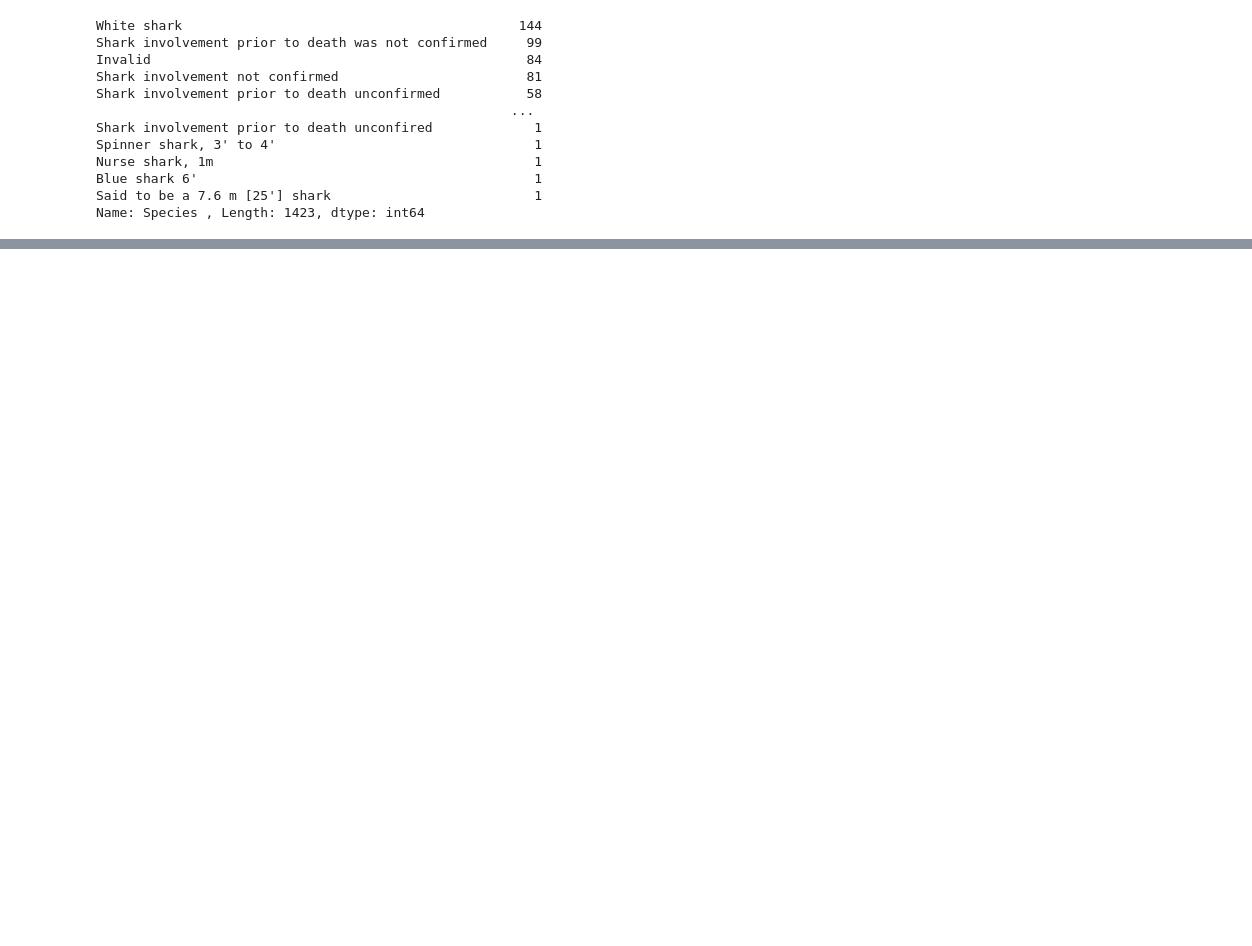
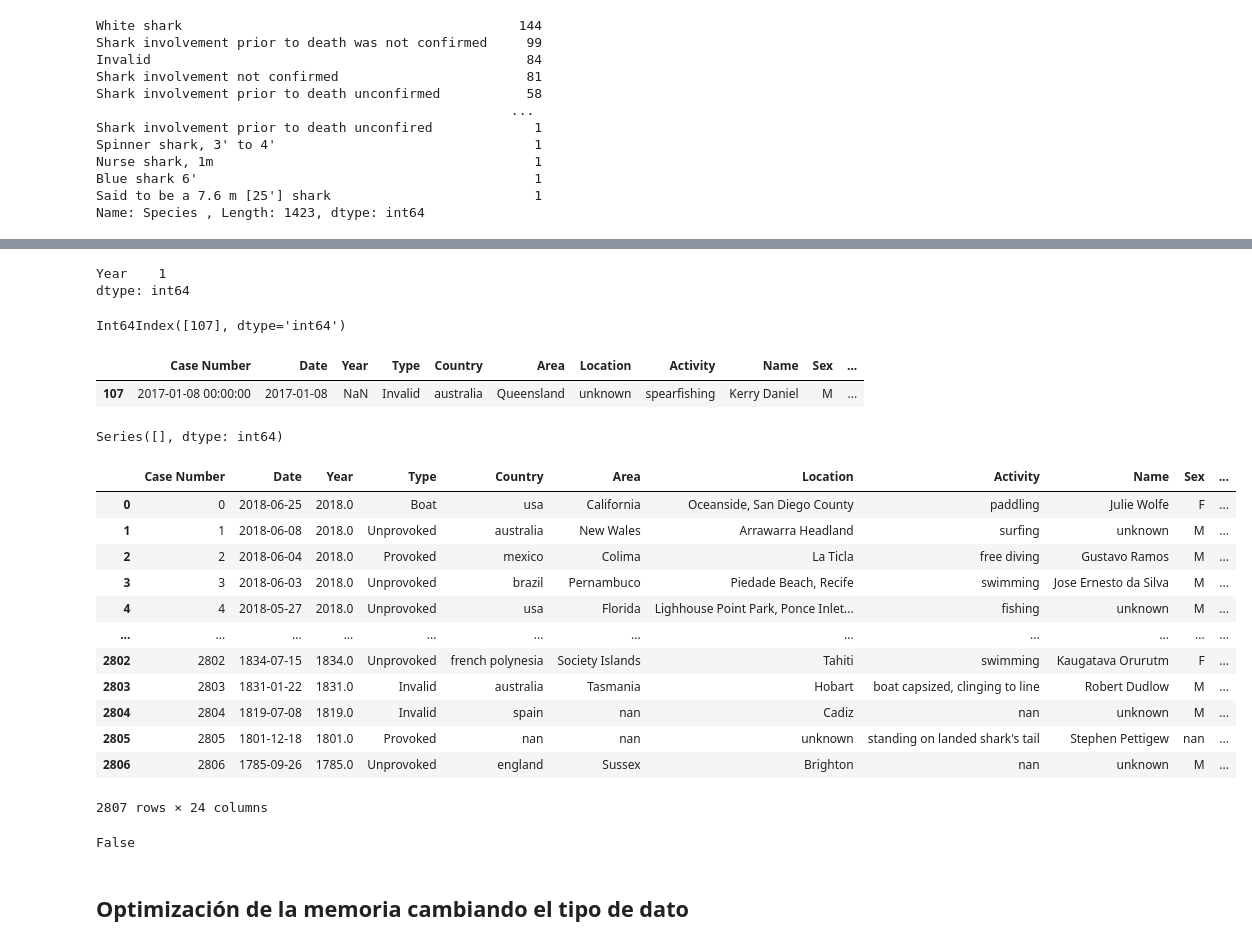
Before and after one commit to BorjaDorado/Shark_Attacks, a Jupyter notebook: sharks_attack.ipynb, the cells around one changed output, grey strips where cells are left out. Cells and saved outputs as stored; diff of their text form; code cells hidden in the pictures; blank space fills up the shorter version.

```diff
--- a/sharks_attack.ipynb
+++ b/sharks_attack.ipynb
@@ -1234,0 +1318,11 @@ df.head(20)
+# %%
+df['Unnamed: 23'] = df['Unnamed: 23'].fillna('0')
+# %%
+df['Investigator or Source'] = df['Investigator or Source'].fillna('unknown')
+# %%
+nan_cols = df.isna().sum()
+
+nan_cols[nan_cols>0]
+# %% [output]
+Year    1
+dtype: int64
@@ -1234,0 +1331,48 @@ df.head(20)
+# %%
+bad_index = df['Year'][df['Year'].isna()].index
+
+bad_index
+# %% [output]
+Int64Index([107], dtype='int64')
+# %%
+df.loc[[107]]
+# %% [output]
+|  | Case Number | Date | Year | Type | Country | Area | Location | Activity | Name | Sex | ... |
+| 107 | 2017-01-08 00:00:00 | 2017-01-08 | NaN | Invalid | australia | Queensland | unknown | spearfishing | Kerry Daniel | M | ... |
+# %%
+# Como sabemos el año en el que se produjo porque viene especificado en la fecha vamos a modificarlo:
+#df.at[i, 'columna'] = nuevo_valor
+df.at[107, 'Year'] = 2017
+# %%
+nan_cols = df.isna().sum()
+
+nan_cols[nan_cols>0]
+# %% [output]
+Series([], dtype: int64)
+# %%
+df['Case Number'] = df.index
+df['Case Number.1'] = df.index
+df['Case Number.2'] = df.index
+df['original order'] = df.index
+# %%
+df
+# %% [output]
+|  | Case Number | Date | Year | Type | Country | Area | Location | Activity | Name | Sex | ... |
+| 0 | 0 | 2018-06-25 | 2018.0 | Boat | usa | California | Oceanside, San Diego County | paddling | Julie Wolfe | F | ... |
+| 1 | 1 | 2018-06-08 | 2018.0 | Unprovoked | australia | New Wales | Arrawarra Headland | surfing | unknown | M | ... |
+| 2 | 2 | 2018-06-04 | 2018.0 | Provoked | mexico | Colima | La Ticla | free diving | Gustavo Ramos | M | ... |
+| 3 | 3 | 2018-06-03 | 2018.0 | Unprovoked | brazil | Pernambuco | Piedade Beach, Recife | swimming | Jose Ernesto da Silva | M | ... |
+| 4 | 4 | 2018-05-27 | 2018.0 | Unprovoked | usa | Florida | Lighhouse Point Park, Ponce Inlet... | fishing | unknown | M | ... |
+| ... | ... | ... | ... | ... | ... | ... | ... | ... | ... | ... | ... |
+| 2802 | 2802 | 1834-07-15 | 1834.0 | Unprovoked | french polynesia | Society Islands | Tahiti | swimming | Kaugatava Orurutm | F | ... |
+| 2803 | 2803 | 1831-01-22 | 1831.0 | Invalid | australia | Tasmania | Hobart | boat capsized, clinging to line | Robert Dudlow | M | ... |
+| 2804 | 2804 | 1819-07-08 | 1819.0 | Invalid | spain | nan | Cadiz | nan | unknown | M | ... |
+| 2805 | 2805 | 1801-12-18 | 1801.0 | Provoked | nan | nan | unknown | standing on landed shark's tail | Stephen Pettigew | nan | ... |
+| 2806 | 2806 | 1785-09-26 | 1785.0 | Unprovoked | england | Sussex | Brighton | nan | unknown | M | ... |
+2807 rows × 24 columns
+# %%
+df.duplicated().any()
+# %% [output]
+False
+# %% [markdown]
+## Optimización de la memoria cambiando el tipo de dato
```
Also changed, not shown: parts of 78 cells of this notebook, 1 other file.
